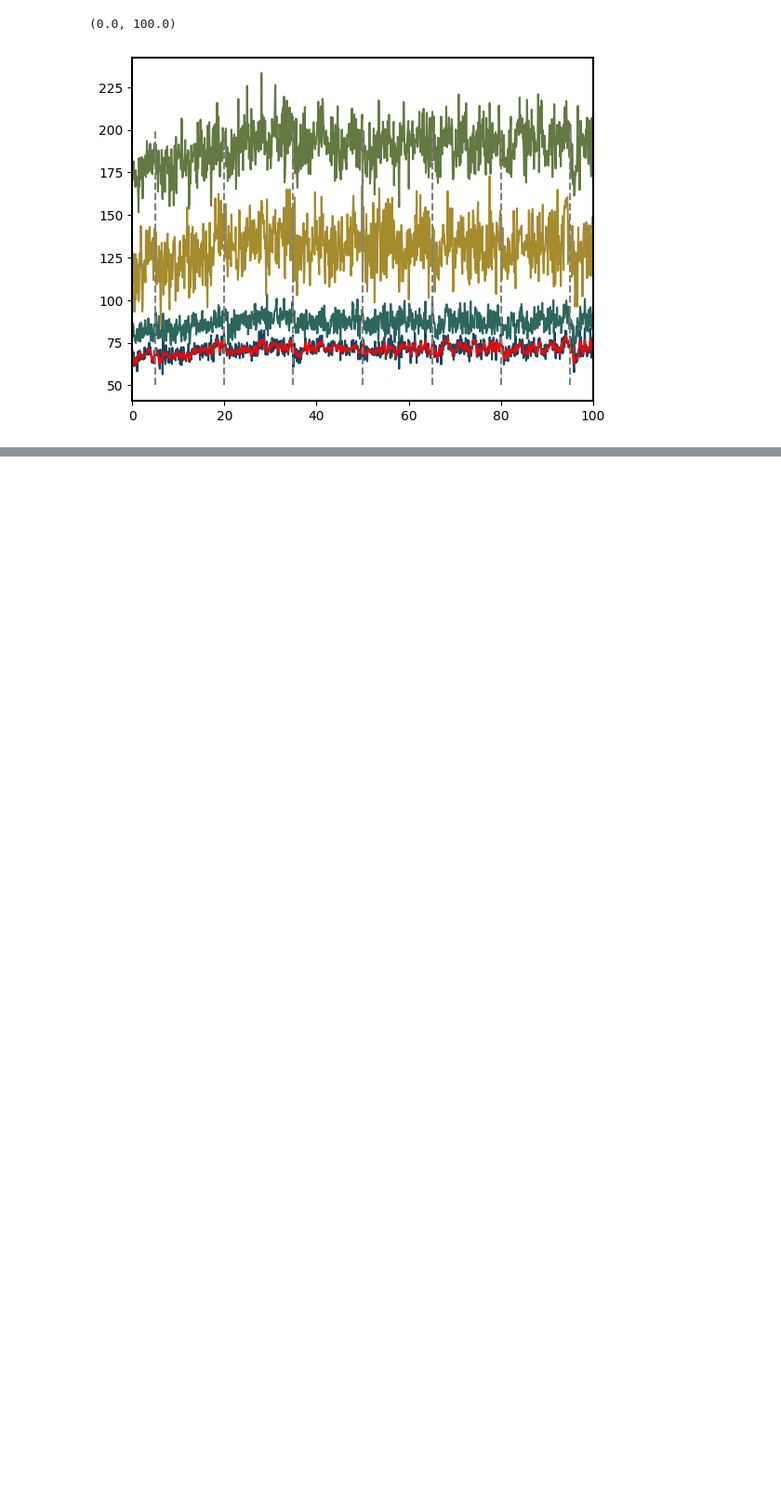
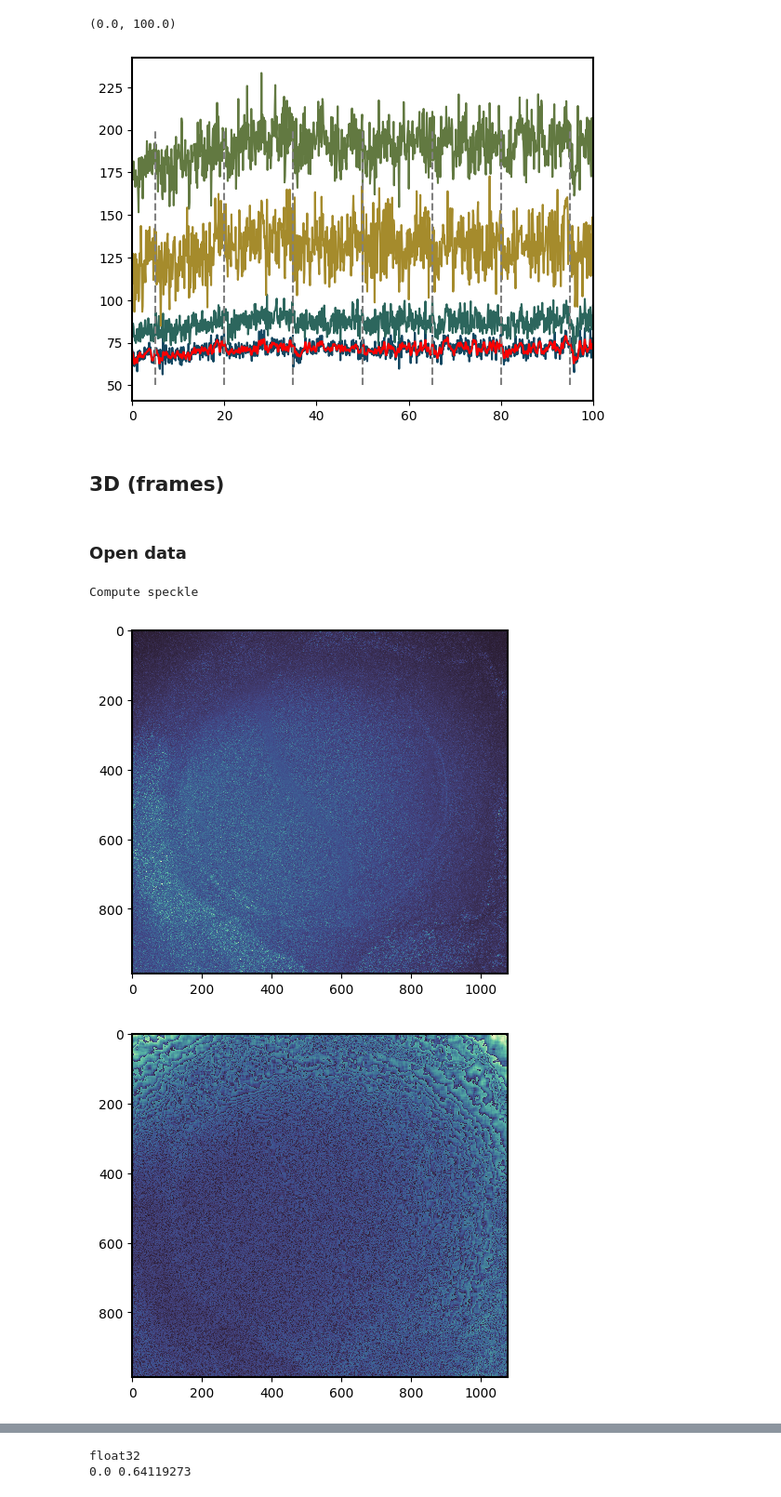
Before and after one commit to Laboratory-of-Vincent-Breton-Provencher/Widefield-Imaging-Acquisition, a Jupyter notebook: analysisPipeline/LSCI.ipynb, the cells around one changed output, grey strips where cells are left out. Shown at 93% size. Cells and saved outputs as stored; diff of their text form; code cells hidden in the pictures; blank space fills up the shorter version.

Commit message:
Lsci again

```diff
--- a/analysisPipeline/LSCI.ipynb
+++ b/analysisPipeline/LSCI.ipynb
@@ -6,7 +6,8 @@ from tqdm import tqdm
 
 import numpy as np
 from scipy.signal import find_peaks, correlate
-from scipy.ndimage import gaussian_filter, median_filter
+from scipy.ndimage import gaussian_filter, median_filter, correlate, uniform_filter
+
 from scipy.stats import sem
 from signal_analysis import SignalAnalysis
 
@@ -15,6 +16,7 @@ import seaborn_image as isns
 import cmcrameri.cm as cmc
 from matplotlib import pyplot as plt
 
+import tifffile as tff
 
-cmap = 'cmc.batlow'
-sns.set_palette(cmap)
+# cmap = 'cmc.batlow'
+# sns.set_palette(cmap)
@@ -62,3 +66,7 @@ plt.xlim(0, 100)
 # %% [output]
 (0.0, 100.0)
 [figure]
+# %% [markdown]
+## 3D (frames)
+# %% [markdown]
+### Open data
@@ -64,0 +113,56 @@ plt.xlim(0, 100)
+# %%
+##  WFMOVIE
+
+# kernel_size = 9
+# kernel = np.ones((kernel_size,kernel_size))/kernel_size**2
+# data_LSCI = np.zeros(data.shape)
+# for i,frame in tqdm(enumerate(data)):
+#     mean = correlate(frame,kernel,mode = 'nearest')
+#     std = np.sqrt(correlate(frame*frame,kernel,mode = 'nearest')-mean**2)
+#     K = std/mean
+#     data_LSCI[i,:,:] = std
+
+
+## CLEROUX
+
+def speckle_contrast(raw_speckle_data, window_size=7):
+    num_frames, height, width = raw_speckle_data.shape
+    contrast_data = np.zeros((num_frames, height, width), dtype=np.float32)
+
+    for frame_idx in tqdm(range(num_frames)):
+        frame_data = raw_speckle_data[frame_idx]
+
+        # Calculate local mean and standard deviation for the current frame
+        local_mean = uniform_filter(frame_data, size=window_size)
+        local_variance = uniform_filter(frame_data**2, size=window_size) - local_mean**2
+        local_std = np.sqrt(local_variance)
+
+        # Calculate speckle contrast for the current frame
+        contrast_data[frame_idx] = local_std / local_mean
+
+    return contrast_data
+
+
+print("Compute speckle")
+static_data = np.array([np.mean(data, axis=0)])
+static_data = speckle_contrast(static_data, window_size=7)
+
+data_LSCI = speckle_contrast(data, window_size=15)
+# data_LSCI = 1 / np.power(data_LSCI, 2)
+# %% [output]
+Compute speckle
+# %%
+frame=10
+
+plt.imshow(data[frame])
+plt.show()
+plt.imshow(data_LSCI[frame])
+plt.show()
+plt.imshow(static_data[0])
+
+# print(data_LSCI.dtype)
+# print(np.min(data_LSCI), np.max(data_LSCI))
+# print(data.shape)
+# %% [output]
+[figure, added]
+[figure, added]
@@ -64,0 +170,2 @@ plt.xlim(0, 100)
+float32
+0.0 0.64119273
```
Also changed, not shown: parts of 5 cells of this notebook, 7 other files.
